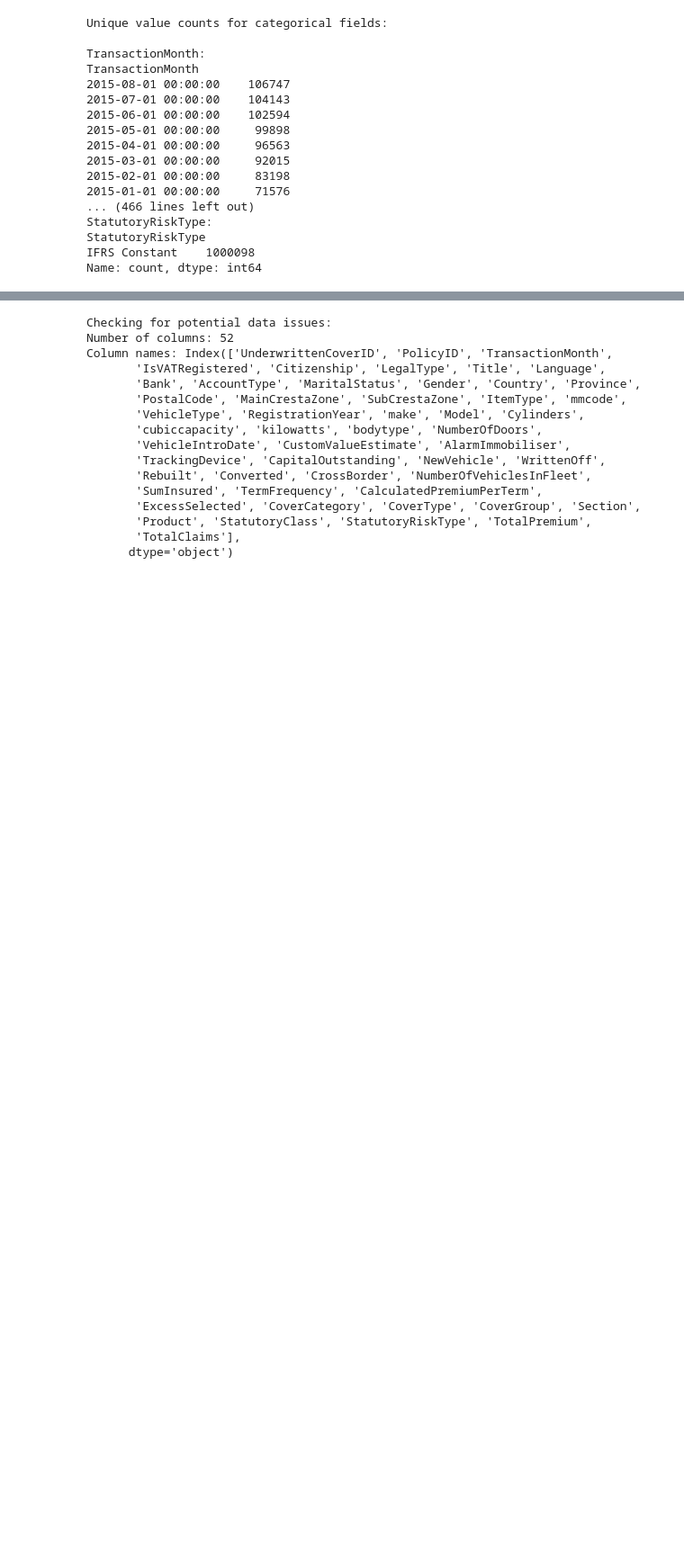
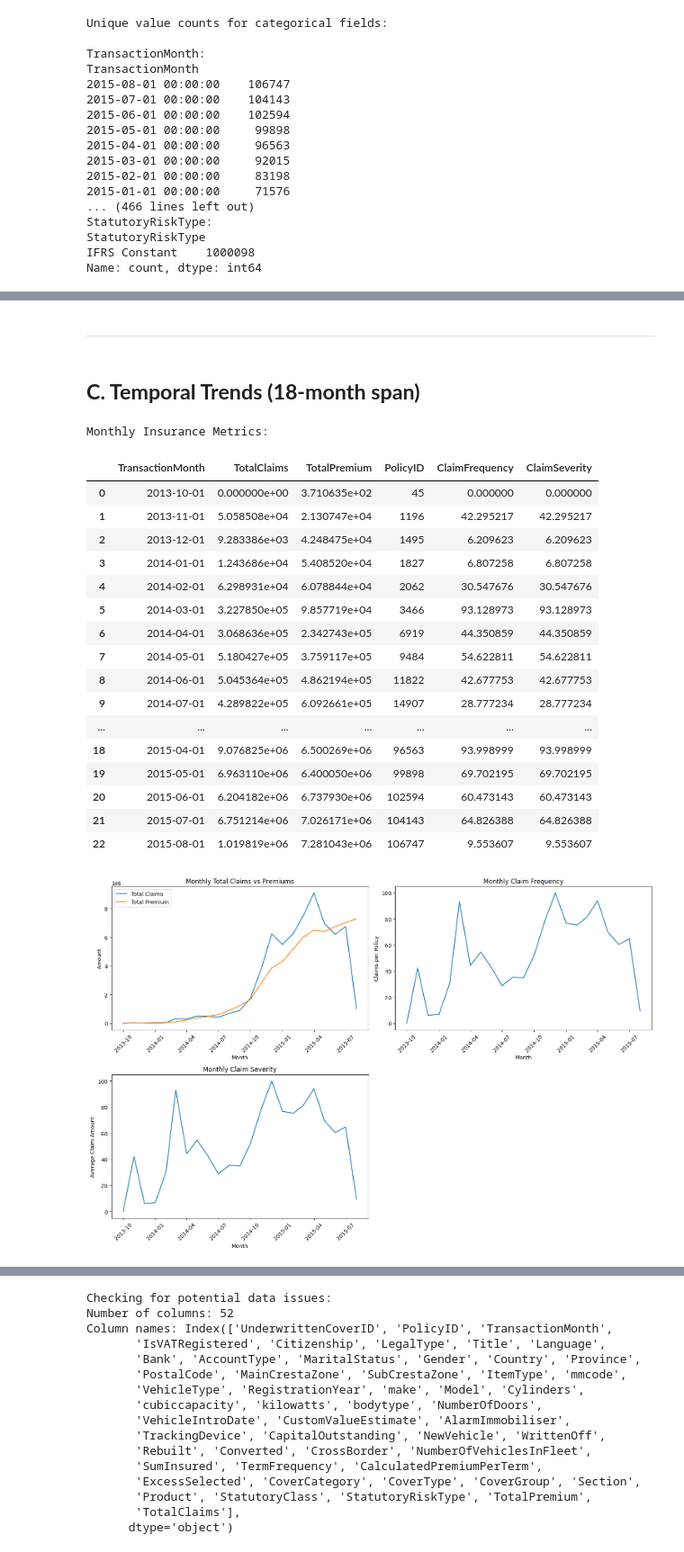
Before and after one commit to OliyadTeshome/SmartRisk-Insurance-Analytics, a Jupyter notebook: notebooks/1_eda_and_data_cleaning.ipynb, the cells around one changed output, grey strips where cells are left out. Shown at 90% size. Saved outputs shown, nothing was run; the diff lists cells and outputs as text; code cells hidden in the pictures; blank space fills up the shorter version.

```diff
--- a/notebooks/1_eda_and_data_cleaning.ipynb
+++ b/notebooks/1_eda_and_data_cleaning.ipynb
@@ -160,0 +609,76 @@ dtype: int64
+# %% [markdown]
+---
+# %% [markdown]
+## **C. Temporal Trends (18-month span)**
+# %%
+# Convert TransactionMonth to datetime if not already
+df['TransactionMonth'] = pd.to_datetime(df['TransactionMonth'])
+
+# Aggregate monthly metrics
+monthly_metrics = df.groupby('TransactionMonth').agg({
+    'TotalClaims': 'sum',
+    'TotalPremium': 'sum',
+    'PolicyID': 'count'  # For calculating frequency
+}).reset_index()
+
+# Calculate claim frequency (claims per policy)
+monthly_metrics['ClaimFrequency'] = monthly_metrics['TotalClaims'] / monthly_metrics['PolicyID']
+
+# Calculate claim severity (average claim amount)
+monthly_metrics['ClaimSeverity'] = monthly_metrics['TotalClaims'] / monthly_metrics['PolicyID']
+
+# Display results
+print("\nMonthly Insurance Metrics:")
+display(monthly_metrics)
+
+# Plot the trends
+plt.figure(figsize=(15, 10))
+
+# Plot 1: Monthly Total Claims and Premiums
+plt.subplot(2, 2, 1)
+plt.plot(monthly_metrics['TransactionMonth'], monthly_metrics['TotalClaims'], label='Total Claims')
+plt.plot(monthly_metrics['TransactionMonth'], monthly_metrics['TotalPremium'], label='Total Premium')
+plt.title('Monthly Total Claims vs Premiums')
+plt.xlabel('Month')
+plt.ylabel('Amount')
+plt.legend()
+plt.xticks(rotation=45)
+
+# Plot 2: Claim Frequency
+plt.subplot(2, 2, 2)
+plt.plot(monthly_metrics['TransactionMonth'], monthly_metrics['ClaimFrequency'])
+plt.title('Monthly Claim Frequency')
+plt.xlabel('Month')
+plt.ylabel('Claims per Policy')
+plt.xticks(rotation=45)
+
+# Plot 3: Claim Severity
+plt.subplot(2, 2, 3)
+plt.plot(monthly_metrics['TransactionMonth'], monthly_metrics['ClaimSeverity'])
+plt.title('Monthly Claim Severity')
+plt.xlabel('Month')
+plt.ylabel('Average Claim Amount')
+plt.xticks(rotation=45)
+
+plt.tight_layout()
+plt.show()
+# %% [output]
+Monthly Insurance Metrics:
+|  | TransactionMonth | TotalClaims | TotalPremium | PolicyID | ClaimFrequency | ClaimSeverity |
+| 0 | 2013-10-01 | 0.000000e+00 | 3.710635e+02 | 45 | 0.000000 | 0.000000 |
+| 1 | 2013-11-01 | 5.058508e+04 | 2.130747e+04 | 1196 | 42.295217 | 42.295217 |
+| 2 | 2013-12-01 | 9.283386e+03 | 4.248475e+04 | 1495 | 6.209623 | 6.209623 |
+| 3 | 2014-01-01 | 1.243686e+04 | 5.408520e+04 | 1827 | 6.807258 | 6.807258 |
+| 4 | 2014-02-01 | 6.298931e+04 | 6.078844e+04 | 2062 | 30.547676 | 30.547676 |
+| 5 | 2014-03-01 | 3.227850e+05 | 9.857719e+04 | 3466 | 93.128973 | 93.128973 |
+| 6 | 2014-04-01 | 3.068636e+05 | 2.342743e+05 | 6919 | 44.350859 | 44.350859 |
+| 7 | 2014-05-01 | 5.180427e+05 | 3.759117e+05 | 9484 | 54.622811 | 54.622811 |
+| 8 | 2014-06-01 | 5.045364e+05 | 4.862194e+05 | 11822 | 42.677753 | 42.677753 |
+| 9 | 2014-07-01 | 4.289822e+05 | 6.092661e+05 | 14907 | 28.777234 | 28.777234 |
+| ... | ... | ... | ... | ... | ... | ... |
+| 18 | 2015-04-01 | 9.076825e+06 | 6.500269e+06 | 96563 | 93.998999 | 93.998999 |
+| 19 | 2015-05-01 | 6.963110e+06 | 6.400050e+06 | 99898 | 69.702195 | 69.702195 |
+| 20 | 2015-06-01 | 6.204182e+06 | 6.737930e+06 | 102594 | 60.473143 | 60.473143 |
+| 21 | 2015-07-01 | 6.751214e+06 | 7.026171e+06 | 104143 | 64.826388 | 64.826388 |
+| 22 | 2015-08-01 | 1.019819e+06 | 7.281043e+06 | 106747 | 9.553607 | 9.553607 |
+[figure, added]
```
Also changed, not shown: parts of 113 cells of this notebook.
